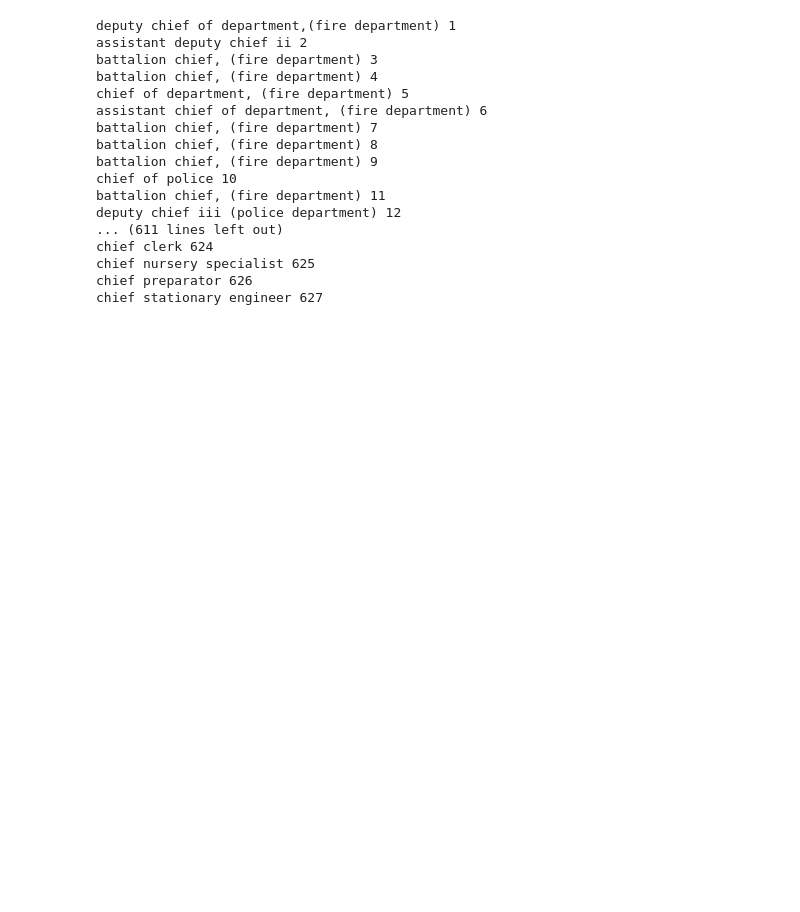
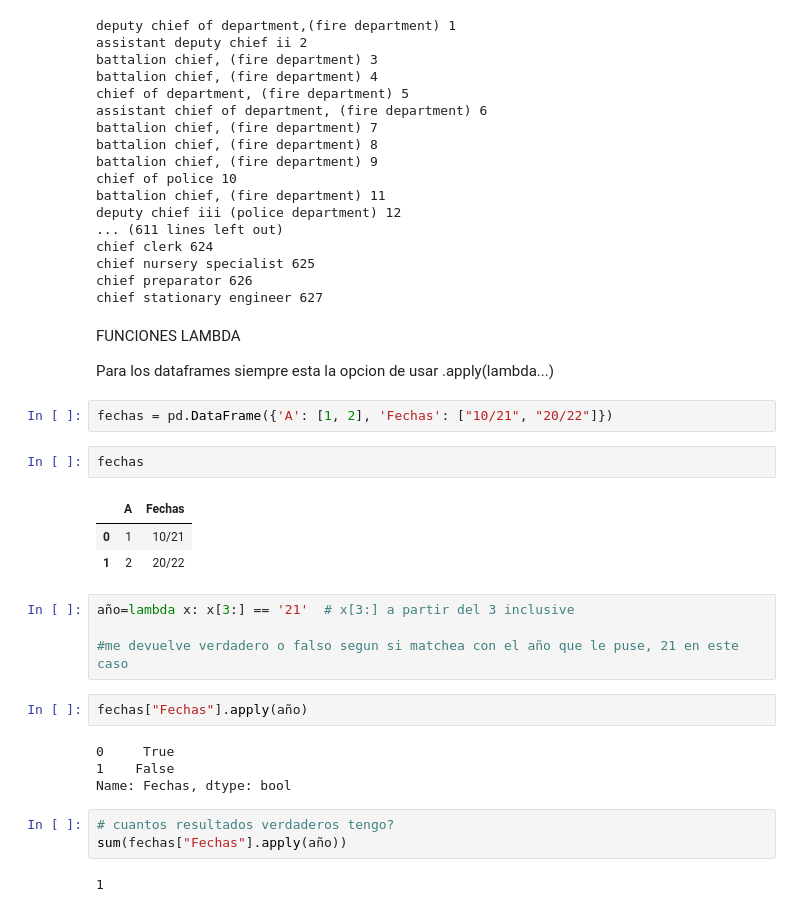
Before and after one commit to palomachcc/Python-for-DS-and-ML, a Jupyter notebook: C4.ipynb, the cells around one changed output. Drawn from its saved outputs; the diff is of its cells as text; blank space fills up the shorter version.

Commit message:
Add files via upload
funciones

```diff
--- a/C4.ipynb
+++ b/C4.ipynb
@@ -149,3 +149,30 @@ chief clerk 624
 chief nursery specialist 625
 chief preparator 626
 chief stationary engineer 627
+# %% [markdown]
+FUNCIONES LAMBDA
+
+Para los dataframes siempre esta la opcion de usar .apply(lambda...)
+# %%
+fechas = pd.DataFrame({'A': [1, 2], 'Fechas': ["10/21", "20/22"]})
+# %%
+fechas
+# %% [output]
+|  | A | Fechas |
+| 0 | 1 | 10/21 |
+| 1 | 2 | 20/22 |
+# %%
+año=lambda x: x[3:] == '21'  # x[3:] a partir del 3 inclusive
+
+#me devuelve verdadero o falso segun si matchea con el año que le puse, 21 en este caso
+# %%
+fechas["Fechas"].apply(año)
+# %% [output]
+0     True
+1    False
+Name: Fechas, dtype: bool
+# %%
+# cuantos resultados verdaderos tengo?
+sum(fechas["Fechas"].apply(año))
+# %% [output]
+1
```
